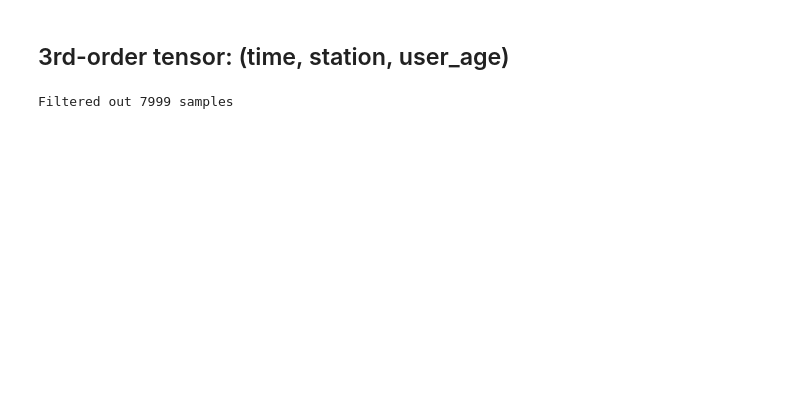
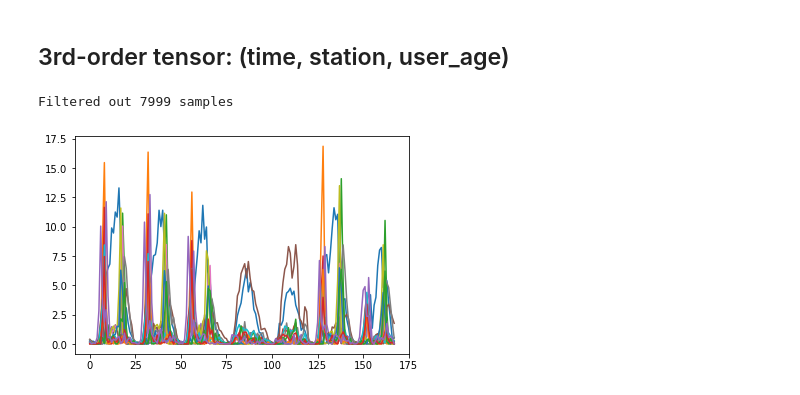
Before and after one commit to kokikwbt/citibike, a Jupyter notebook: notebooks/weekly_snapshots.ipynb, the cells around one changed output. Saved outputs shown, nothing was run; the diff lists cells and outputs as text; code cells hidden in the pictures; blank space fills up the shorter version.

```diff
--- a/notebooks/weekly_snapshots.ipynb
+++ b/notebooks/weekly_snapshots.ipynb
@@ -106,28 +114,28 @@ df.head()
 # %%
 skip_mode = [False, False]
 facets = ['startstationid', 'user_age']
 multi_index, shape = define_non_temporal_modes(df, facets, skip_mode=skip_mode)
 
-rank = 6
+rank = 15
 time_range = 168
 sub_tensor = np.zeros((time_range, *shape))
 
 for t, (d, g) in enumerate(df.set_index('starttime').groupby(pd.Grouper(freq='H'))):
     # t: time point
     # d: datetime information
     # g: trip data in an hour
 
     events = multi_index.join(g.groupby(facets).size().rename('data'), how='left')
     tensor = events.data.fillna(0.).values.reshape((-1, *shape))
     # print(tensor.shape)
     sub_tensor[t % time_range] = tensor
 
     if t % time_range == time_range - 1:
         # Perform tensnor decomposition
         weights, factors = non_negative_parafac(sub_tensor, rank)
         plt.plot(factors[0])
         plt.show()
-
-    break
+        break
 # %% [output]
 Filtered out 7999 samples
+[figure, added]
```
Also changed, not shown: parts of 27 cells of this notebook, 1 other file.
